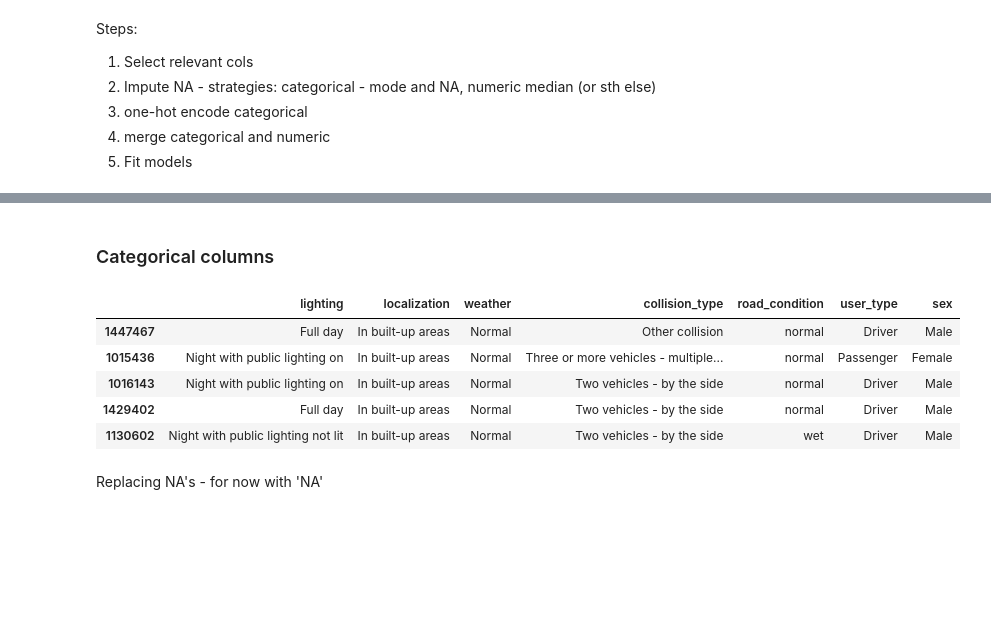
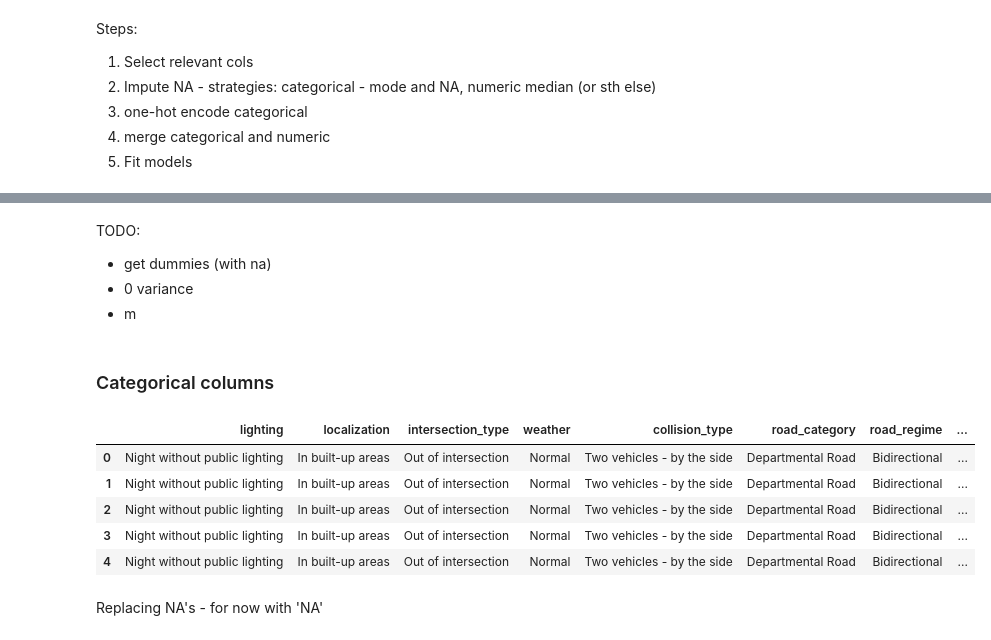
Before and after one commit to kmatusz/accidents, a Jupyter notebook: Modeling.ipynb, the cells around one changed output, grey strips where cells are left out. Cells and saved outputs as stored; diff of their text form; code cells hidden in the pictures; blank space fills up the shorter version.

```diff
--- a/Modeling.ipynb
+++ b/Modeling.ipynb
@@ -72,0 +57,41 @@ cols_cat = [
+# %%
+master_table['year_of_birth'] = master_table['year_of_birth'].astype(float)
+# %%
+cols_to_model = [
+#  'accident_id',
+ 'lighting',
+ 'localization',
+ 'intersection_type',
+ 'weather',
+ 'collision_type',
+#  'com',
+#  'address',
+#  'gps',
+#  'lat',
+#  'long',
+#  'departament',
+#  'time',
+ 'year',
+ 'month',
+ 'hour',
+ 'road_category',
+ 'road_regime',
+ 'no_lanes',
+ 'reserved_lane',
+ 'road_gradient',
+ 'road_plan',
+ 'road_condition',
+ 'infrastructure',
+ 'accident_situation',
+#  'user_id',
+ 'place_in_car',
+ 'user_type',
+#  'injury_type',
+ 'sex',
+ 'equipment_used',
+ 'pedestrian_action',
+ 'pedestrian_alone',
+ 'year_of_birth',
+#  'vechicle_number',
+#  'y'
+]
@@ -73,15 +118,21 @@ cols_cat = [
+# %% [markdown]
+TODO:
+
+- get dummies (with na)
+- 0 variance
+- m
 # %% [markdown]
 ### Categorical columns
 # %%
-df_cat = x_train[cols_cat]
+df_cat = master_table[cols_to_model].select_dtypes('object')
 df_cat.head()
 # %% [output]
-|  | lighting | localization | weather | collision_type | road_condition | user_type | sex |
-| 1447467 | Full day | In built-up areas | Normal | Other collision | normal | Driver | Male |
-| 1015436 | Night with public lighting on | In built-up areas | Normal | Three or more vehicles - multiple... | normal | Passenger | Female |
-| 1016143 | Night with public lighting on | In built-up areas | Normal | Two vehicles - by the side | normal | Driver | Male |
-| 1429402 | Full day | In built-up areas | Normal | Two vehicles - by the side | normal | Driver | Male |
-| 1130602 | Night with public lighting not lit | In built-up areas | Normal | Two vehicles - by the side | wet | Driver | Male |
+|  | lighting | localization | intersection_type | weather | collision_type | road_category | road_regime | ... |
+| 0 | Night without public lighting | In built-up areas | Out of intersection | Normal | Two vehicles - by the side | Departmental Road | Bidirectional | ... |
+| 1 | Night without public lighting | In built-up areas | Out of intersection | Normal | Two vehicles - by the side | Departmental Road | Bidirectional | ... |
+| 2 | Night without public lighting | In built-up areas | Out of intersection | Normal | Two vehicles - by the side | Departmental Road | Bidirectional | ... |
+| 3 | Night without public lighting | In built-up areas | Out of intersection | Normal | Two vehicles - by the side | Departmental Road | Bidirectional | ... |
+| 4 | Night without public lighting | In built-up areas | Out of intersection | Normal | Two vehicles - by the side | Departmental Road | Bidirectional | ... |
 # %% [markdown]
 Replacing NA's - for now with 'NA'
 # %%
```
Also changed, not shown: parts of 49 cells of this notebook, 1 other file.
